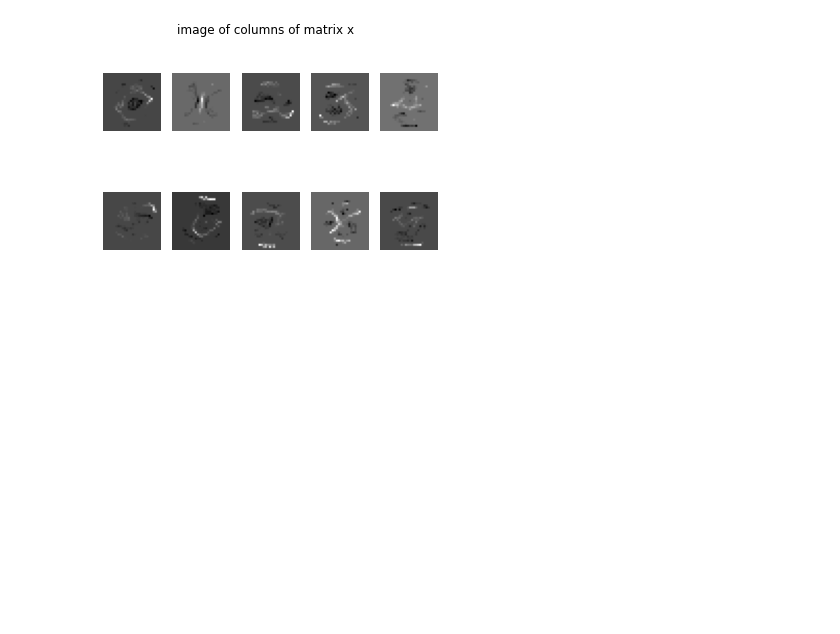
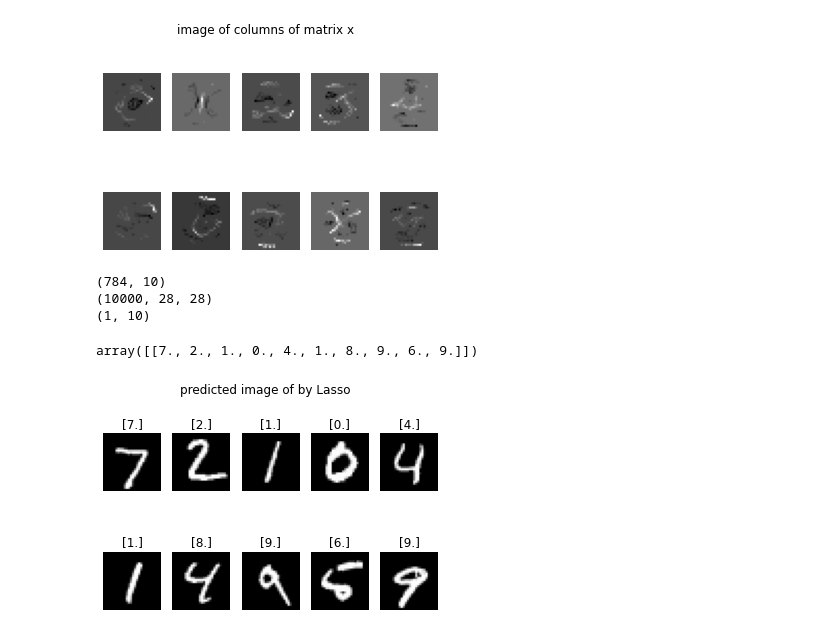
Before and after one commit to jaekimuh/PatternRec_Kim, a Jupyter notebook: HW_4.4.ipynb, the cells around one changed output. Cells and saved outputs as stored; diff of their text form; code cells hidden in the pictures; blank space fills up the shorter version.

```diff
--- a/HW_4.4.ipynb
+++ b/HW_4.4.ipynb
@@ -210,3 +210,37 @@ for k in range(10):
 plotImages(x4)
 # %% [output]
 [figure]
+# %%
+## Utilize sparsity
+## Lasso case:
+
+#print(x2[:,1])
+x2_sparse = np.where(np.abs(x2)<0.01, x2, 0)
+print(x2_sparse.shape)
+print(test_X.shape)
+
+b2_sparse = np.zeros((1,10))
+for j in range(10):
+    test_X2 = np.reshape(test_X[j], (1,784))
+    b2_sparse[:,j] = np.argmax(test_X2 @ x2_sparse)
+
+print(b2_sparse.shape)
+## matching result to digits
+# %% [output]
+(784, 10)
+(10000, 28, 28)
+(1, 10)
+# %%
+b2_sparse
+# %% [output]
+array([[7., 2., 1., 0., 4., 1., 8., 9., 6., 9.]])
+# %%
+for i in range(10):
+    pyplot.subplot(2,5, 1+i)
+    pyplot.imshow(test_X[i], cmap=pyplot.get_cmap('gray'))
+    pyplot.axis("off")
+    pyplot.title(str(b2_sparse[:,i]))
+pyplot.suptitle('predicted image of by Lasso')
+pyplot.show()
+# %% [output]
+[figure, added]
```
